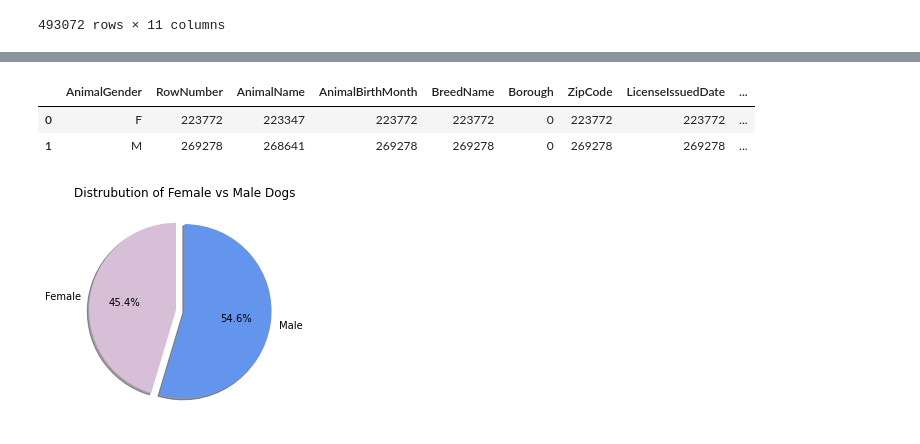
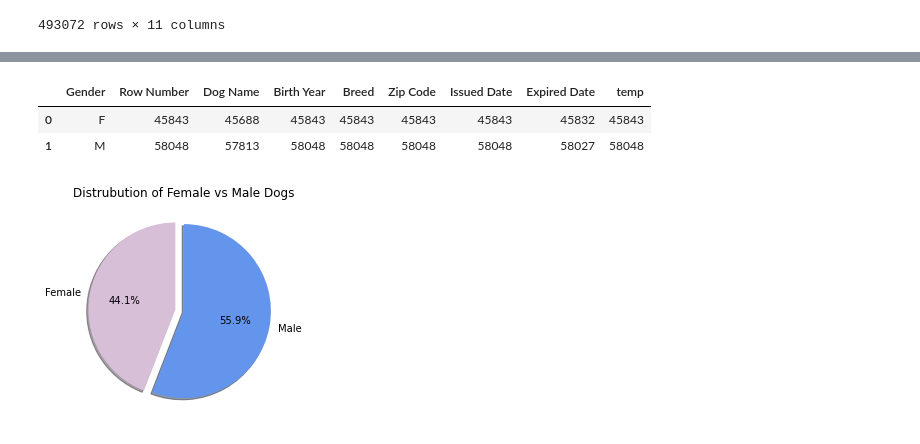
Before and after one commit to ahreed304/dog-names, a Jupyter notebook: python/main.ipynb, the cells around one changed output, grey strips where cells are left out. Cells and saved outputs as stored; diff of their text form; code cells hidden in the pictures.

Commit message:
cleaning the data

```diff
--- a/python/main.ipynb
+++ b/python/main.ipynb
@@ -22,0 +51,3 @@ data
+# %%
+data = data.drop(["Borough", "Extract Year", "Unique Dog ID"], axis=1)
+data
@@ -22,0 +68,28 @@ data
+# %%
+# data.groupby(['AnimalBirthMonth'], as_index=False).count()
+
+filtered_names = ["UNKOWN", "NAME NOT PROVIDED", "NO NAME", "NONE", ".", "-"]
+
+data_filtered = data[data['Birth Year'] >= 2014]
+data_filtered = data_filtered[data['Dog Name'] != "UNKNOWN"]
+data_filtered = data_filtered[data['Dog Name'] != "NAME NOT PROVIDED"]
+data_filtered = data_filtered[data['Dog Name'] != "NO NAME"]
+data_filtered = data_filtered[data['Dog Name'] != "NONE"]
+data_filtered = data_filtered[data['Dog Name'] != "."]
+data_filtered = data_filtered[data['Dog Name'] != "-"]
+data_filtered = data_filtered[data['Dog Name'] != "--"]
+data_filtered = data_filtered[data['Dog Name'] != "---"]
+data_filtered = data_filtered[data['Dog Name'] != "A"]
+data_filtered = data_filtered[data['Dog Name'] != "A."]
+data_filtered = data_filtered[data['Dog Name'] != "2"]
+data_filtered = data_filtered[data['Dog Name'] != "40804"]
+data_filtered = data_filtered[data['Dog Name'] != "90201"]
+data_filtered = data_filtered[data['Dog Name'] != "3010271"]
+data_filtered = data_filtered[data['Dog Name'] != "2003-08-13T00:00:00.000"]
+data_filtered = data_filtered[data['Dog Name'] != "2003-10-22T00:00:00.000"]
+data_filtered = data_filtered[data['Dog Name'] != "2005-08-19T00:00:00.000"]
+data_filtered = data_filtered[data['Dog Name'] != "2008-10-22T00:00:00.000"]
+data_filtered = data_filtered[data['Dog Name'] != "2004-10-22T00:00:00.000"]
+data_filtered['temp'] = data_filtered['Zip Code'] + data_filtered['Birth Year']
+
+data_filtered
@@ -22,0 +110,3 @@ data
+# %%
+data_filtered = data_filtered[~(data_filtered.duplicated(['Zip Code', 'Birth Year', 'Dog Name']))]
+data_filtered
@@ -23,26 +143,26 @@ data
 # %%
-data.groupby(['AnimalGender'], as_index=False).count()
+data_filtered.groupby(['Gender'], as_index=False).count()
 # %% [output]
-|  | AnimalGender | RowNumber | AnimalName | AnimalBirthMonth | BreedName | Borough | ZipCode | LicenseIssuedDate | ... |
-| 0 | F | 223772 | 223347 | 223772 | 223772 | 0 | 223772 | 223772 | ... |
-| 1 | M | 269278 | 268641 | 269278 | 269278 | 0 | 269278 | 269278 | ... |
+|  | Gender | Row Number | Dog Name | Birth Year | Breed | Zip Code | Issued Date | Expired Date | temp |
+| 0 | F | 45843 | 45688 | 45843 | 45843 | 45843 | 45843 | 45832 | 45843 |
+| 1 | M | 58048 | 57813 | 58048 | 58048 | 58048 | 58048 | 58027 | 58048 |
 # %%
-# Generate a pie plot showing the distribution of female versus male mice using Pandas
+# Generate a pie plot showing the distribution of female versus male dogs using Pandas
 
 # Labels for the sections of our pie chart
 labels = ["Female", "Male"]
 
 # The values of each section of the pie chart
-sizes = data.groupby(['AnimalGender'], as_index=False).count()['RowNumber']
+sizes = data_filtered.groupby(['Gender'], as_index=False).count()['Row Number']
 
 # The colors of each section of the pie chart
 colors = ["thistle", "cornflowerblue"]
 
 # Tells matplotlib to seperate the "Humans" section from the others
 explode = (0.1, 0)
 plt.title("Distrubution of Female vs Male Dogs")
 
 gender_pie = plt.pie(sizes, explode=explode, labels=labels, colors=colors,
         autopct="%1.1f%%", shadow=True, startangle=90)
 # %% [output]
-[figure, old version]
+[figure, new version]
```
Also changed, not shown: parts of 8 cells of this notebook.
